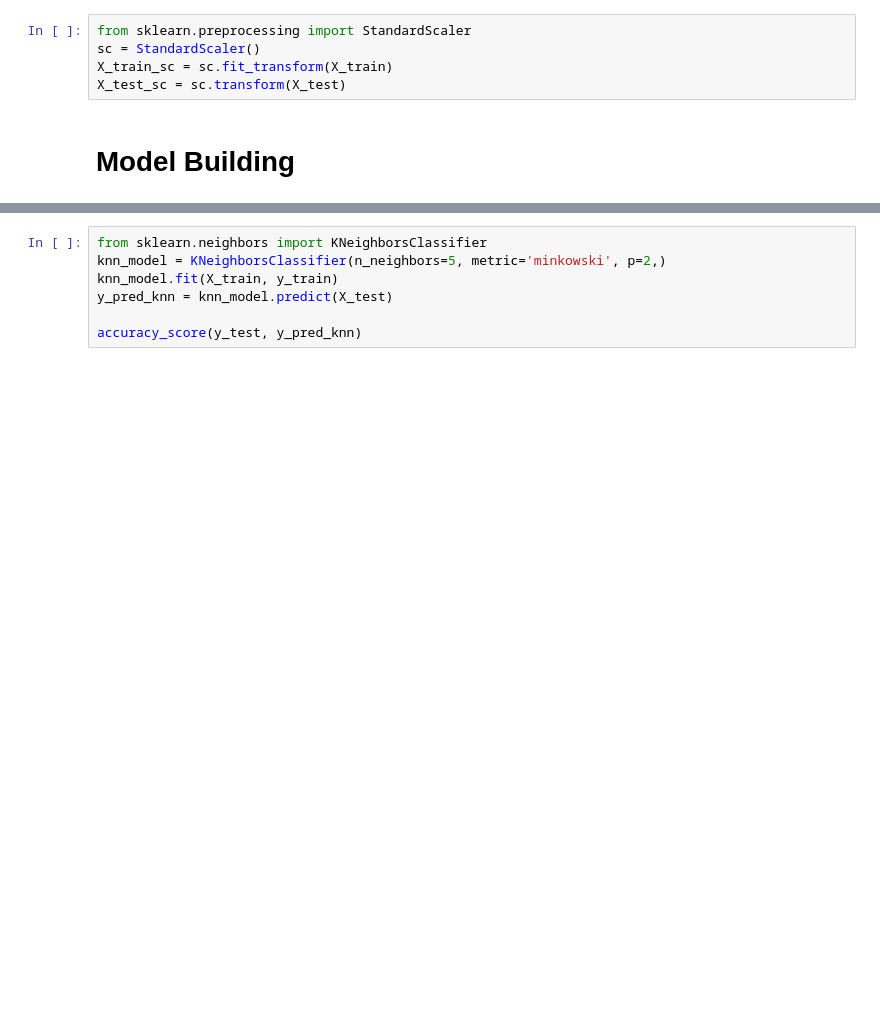
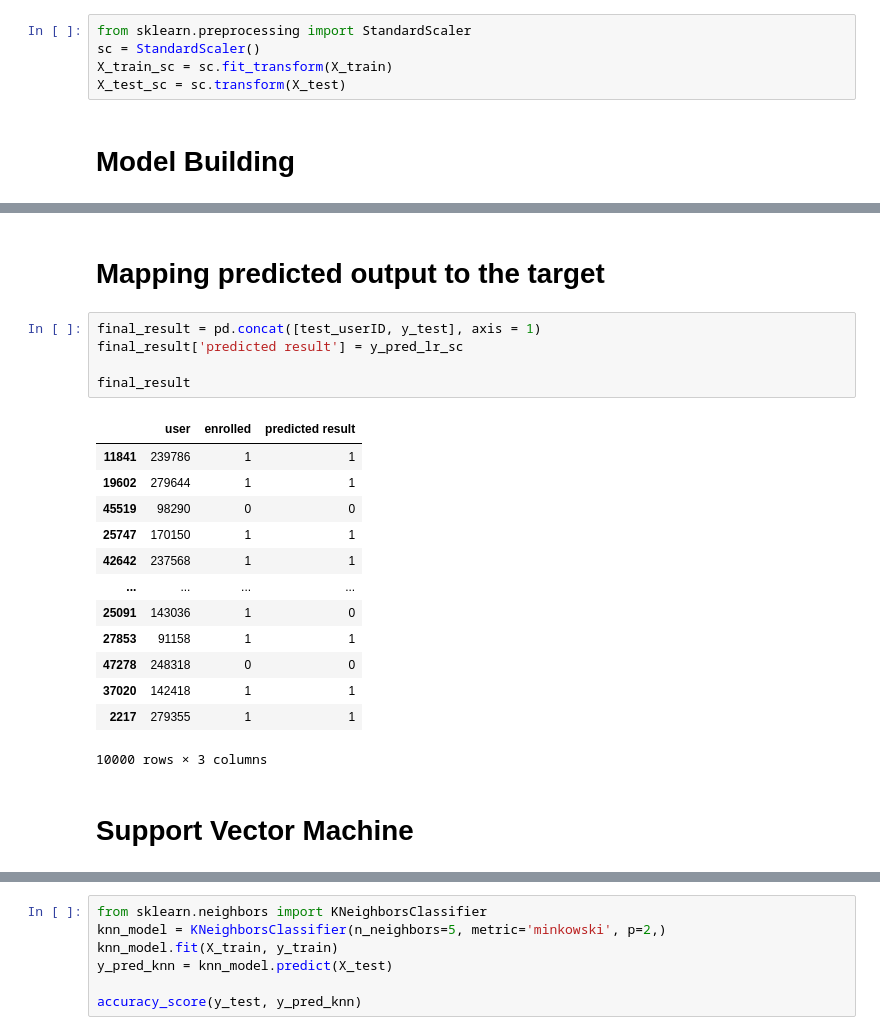
Before and after one commit to VijayKumar77/Directing-Customers-to-Subscription-Products-through-App-Behavior-Analysis, a Jupyter notebook: Directing Customers to Subscription Through App Behavior Analysis.ipynb, the cells around one changed output, grey strips where cells are left out. Saved outputs shown, nothing was run; the diff lists cells and outputs as text; blank space fills up the shorter version.

```diff
--- a/Directing Customers to Subscription Through App Behavior Analysis.ipynb
+++ b/Directing Customers to Subscription Through App Behavior Analysis.ipynb
@@ -760,0 +822,23 @@ accuracy_score(y_test, y_pred_dt_sc)
+# %% [markdown]
+# Mapping predicted output to the target
+# %%
+final_result = pd.concat([test_userID, y_test], axis = 1)
+final_result['predicted result'] = y_pred_lr_sc
+
+final_result
+# %% [output]
+|  | user | enrolled | predicted result |
+| 11841 | 239786 | 1 | 1 |
+| 19602 | 279644 | 1 | 1 |
+| 45519 | 98290 | 0 | 0 |
+| 25747 | 170150 | 1 | 1 |
+| 42642 | 237568 | 1 | 1 |
+| ... | ... | ... | ... |
+| 25091 | 143036 | 1 | 0 |
+| 27853 | 91158 | 1 | 1 |
+| 47278 | 248318 | 0 | 0 |
+| 37020 | 142418 | 1 | 1 |
+| 2217 | 279355 | 1 | 1 |
+10000 rows × 3 columns
+# %% [markdown]
+# Support Vector Machine
```
Also changed, not shown: parts of 78 cells of this notebook.
